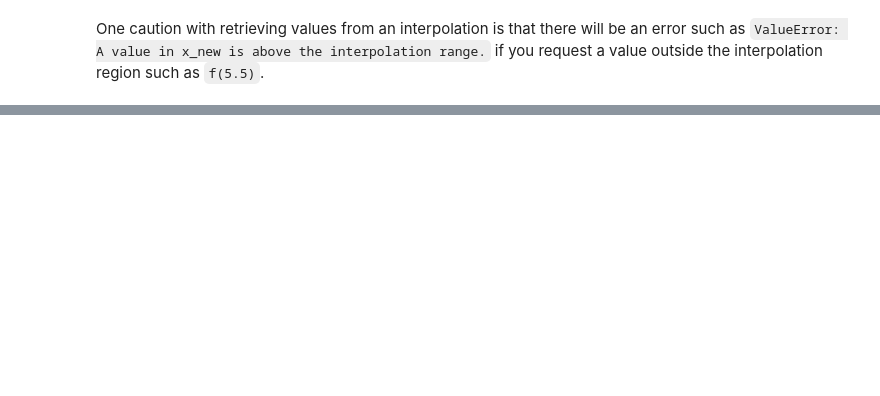
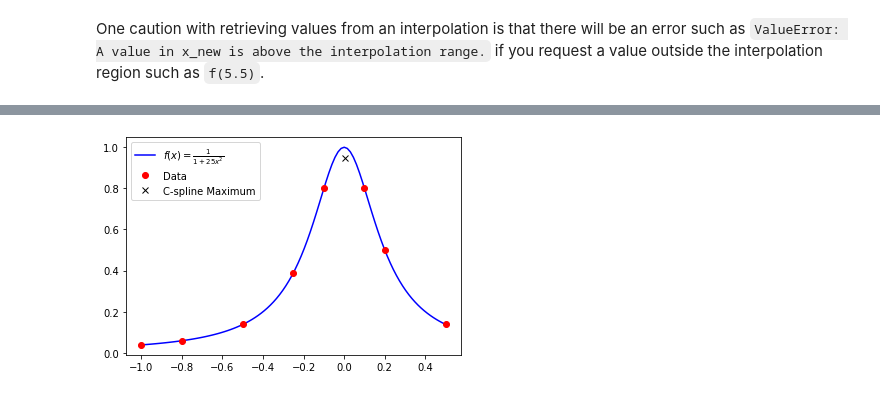
Before and after one commit to APMonitor/data_science, a Jupyter notebook: 09. Interpolation.ipynb, the cells around one changed output, grey strips where cells are left out. Cells and saved outputs as stored; diff of their text form; code cells hidden in the pictures; blank space fills up the shorter version.

Commit message:
Data Science Course v2

```diff
--- a/09. Interpolation.ipynb
+++ b/09. Interpolation.ipynb
@@ -43,0 +61,26 @@ One caution with retrieving values from an interpolation is that there will be a
+# %%
+from gekko import GEKKO
+import numpy as np
+import matplotlib.pyplot as plt
+
+# generate data
+def f(x):
+    return 1.0/(1.0+25.0*x**2)
+xr = np.array([-1.0,-0.8,-0.5,-0.25,-0.1,0.1,0.2,0.5])
+yr = f(xr)
+
+# create cubic spline and maximize
+c = GEKKO(remote=False)
+xg = c.Var(); yg = c.Var()
+c.cspline(xg,yg,xr,yr,True)
+c.Maximize(yg)
+c.solve(disp=False)
+
+xp = np.linspace(-1,0.5,100)
+plt.plot(xp,f(xp),'b-',label=r'$f(x) = \frac{1}{1+25x^2}$')
+plt.plot(xr,yr,'ro',label='Data')
+plt.plot(xg.value[0],yg.value[0],'kx',label='C-spline Maximum')
+plt.legend(loc='best')
+plt.show()
+# %% [output]
+[figure, added]
```
Also changed, not shown: parts of 3 cells of this notebook, 8 other files.
